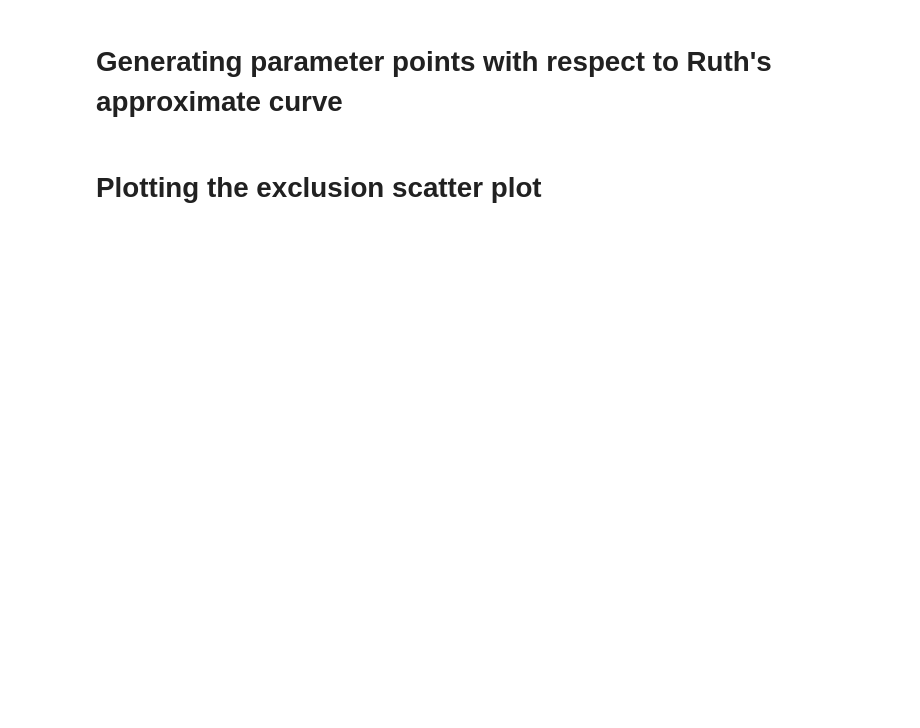
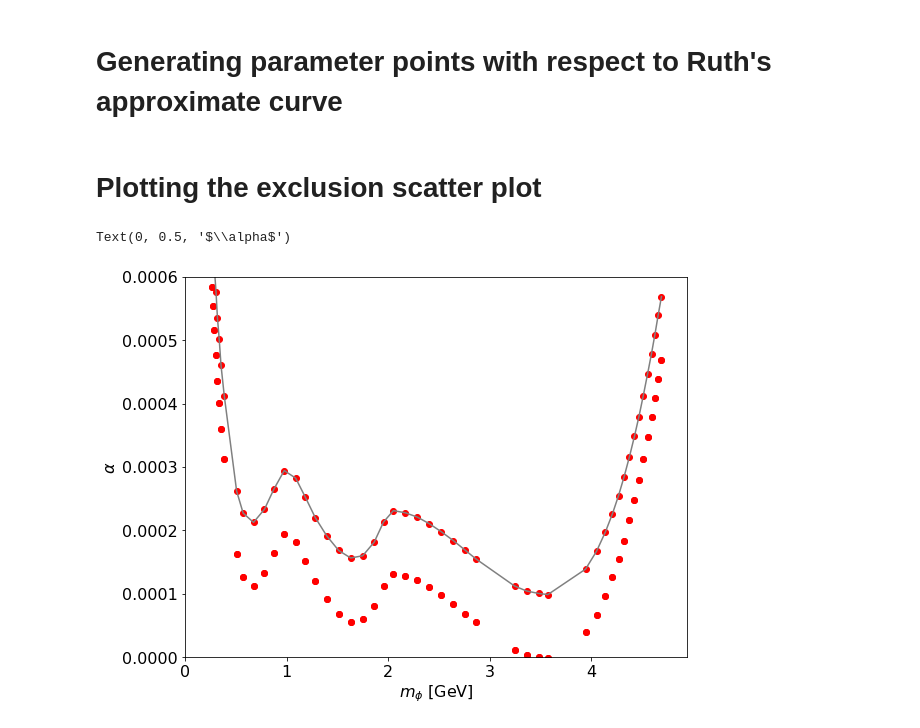
Before and after one commit to anasthesia/B-K, a Jupyter notebook: LHCB_bounds.ipynb, the cells around one changed output. Cells and saved outputs as stored; diff of their text form; code cells hidden in the pictures; blank space fills up the shorter version.

Commit message:
Plotting LHCB bounds from theo+exp BR comparison

```diff
--- a/LHCB_bounds.ipynb
+++ b/LHCB_bounds.ipynb
@@ -37,6 +37,35 @@ for shiftnum, shift in enumerate(shifts):
                      shift)
 # %% [markdown]
 # Plotting the exclusion scatter plot
-# %%
-# function to plot the allowed/excluded points
-def plotAllowed(inputfile)
+# %%
+# function to plot the allowed/excluded points
+def plotAllowed(inputfile):
+    params = np.array(genfromtxt(inputfile,  comments="#", delimiter='\t'))
+    allowed=params[:,5]>0
+
+    plt.scatter(params[allowed,0], params[allowed,1], c='green')
+    plt.scatter(params[~allowed,0], params[~allowed,1], c='red')
+# %%
+#Plotting for the parameters studied
+plt.figure(figsize=(9, 7))
+
+#Ruth'sexclusion
+approxExcl=np.array(genfromtxt("m-alpha_points/B-K_exclusion_Ruth.dat",  comments="#", delimiter='\t'))
+#print(approxExcl)
+plt.plot(approxExcl[:,0], approxExcl[:,1], c='grey')
+
+
+plotAllowed("Experimental_files/output_combined/B-K_exclusion_Ruth_full_comb.dat")
+plotAllowed("Experimental_files/output_combined/B-K_new_1_full_comb.dat")
+plotAllowed("Experimental_files/output_combined/B-K_new_1_full_comb.dat")
+
+
+#plt.xlim( (0, 400))
+plt.ylim((0,6*10**(-4)))
+
+#plt.title(''.format(i))
+plt.xlabel('$m_\\phi$ [GeV]')
+plt.ylabel('$\\alpha$')
+# %% [output]
+Text(0, 0.5, '$\\alpha$')
+[figure, added]
```
